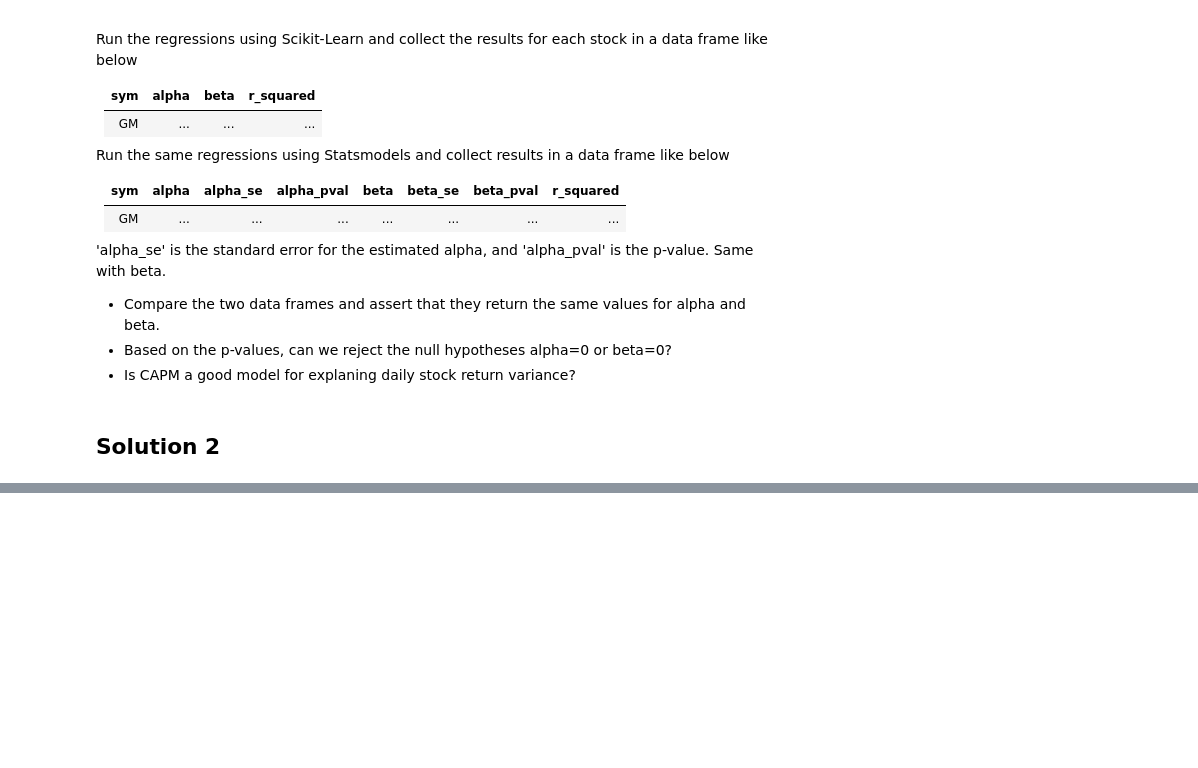
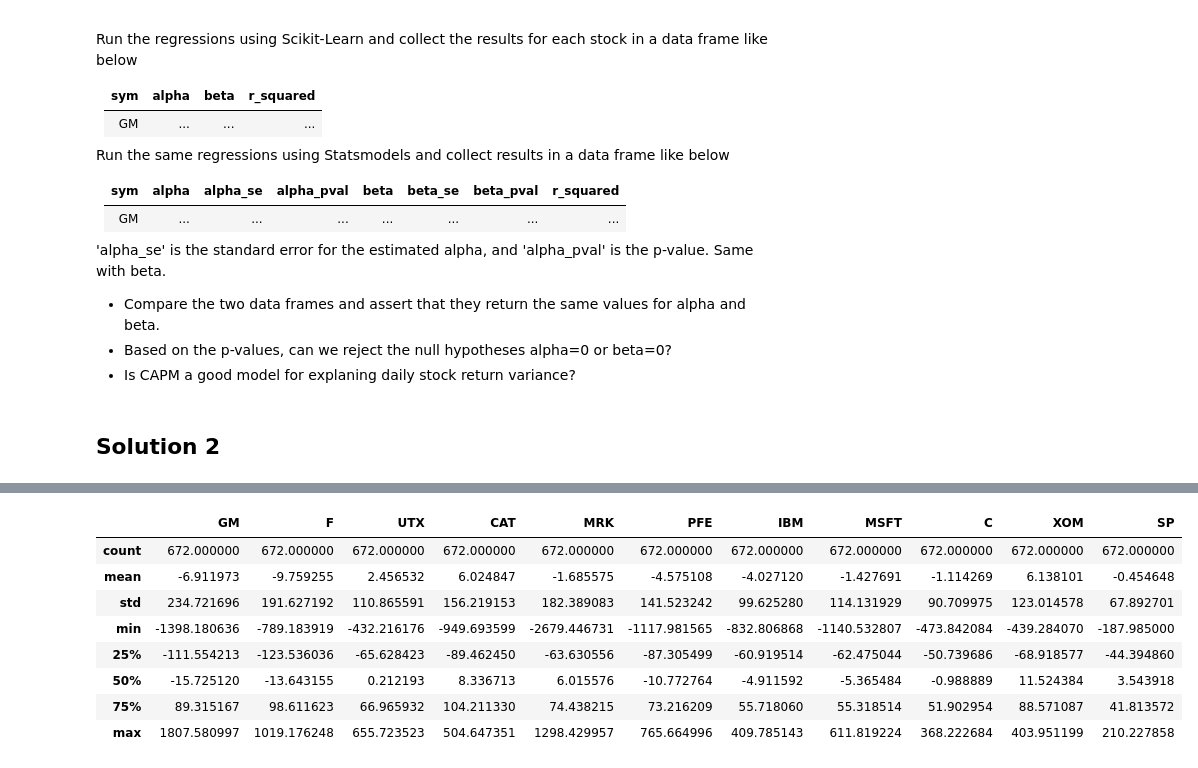
Before and after one commit to fionaliuyu/hello-world, a Jupyter notebook: HW01-LinearRegression.ipynb, the cells around one changed output, grey strips where cells are left out. Saved outputs shown, nothing was run; the diff lists cells and outputs as text; code cells hidden in the pictures; blank space fills up the shorter version.

```diff
--- a/HW01-LinearRegression.ipynb
+++ b/HW01-LinearRegression.ipynb
@@ -88,0 +160,5 @@ Run the same regressions using Statsmodels and collect results in a data frame l
+# %%
+datapath = '/Users/yuliu/Documents/7773 Machine Learning/Data/stock-treasury-2004_2006.csv'
+stock_data=pd.read_csv(datapath)
+display(stock_data.head())
+display(stock_data.tail())
@@ -88,0 +178,17 @@ Run the same regressions using Statsmodels and collect results in a data frame l
+# %%
+#For each stock and the SP index compute one-day returns as:𝑟𝑡=𝑃𝑡+1/𝑃𝑡 −1
+stock_price=np.array(['GM', 'F', 'UTX', 'CAT', 'MRK', 'PFE', 'IBM', 'MSFT', 'C', 'XOM', 'SP'])
+total_stock_return=[]
+total_stock_return_withName=[]
+for i in range(len(stock_price)):
+    stock=stock_data[stock_price[i]]
+    single_stock_return=[]
+    for j in range(len(stock)):
+        if j!=0:
+            single_stock_return.append(stock[j]/stock[j-1]-1)
+    total_stock_return.append(single_stock_return)
+    total_stock_return_withName.append({stock_price[i]:total_stock_return[i]})
+total_stock_return=np.array(total_stock_return)
+total_stock_return_withName=np.array(total_stock_return_withName)
+print(total_stock_return.shape)
+print(total_stock_return_withName.shape)
@@ -88,0 +198,5 @@ Run the same regressions using Statsmodels and collect results in a data frame l
+# %%
+#For the treasury notes, assume that the 3-month yield is realized over 90 days, so turn it into daily by dividing by 90.
+TreasuryNote_daily_yield=stock_data['TREAS_3M']/90/100
+TreasuryNote_daily_yield=np.array(TreasuryNote_daily_yield[:-1])
+print(TreasuryNote_daily_yield.shape)
@@ -88,0 +205,4 @@ Run the same regressions using Statsmodels and collect results in a data frame l
+# %%
+#Subtract the treasury daily return from each stock and index return to compute excess returns.
+excess_return=total_stock_return-TreasuryNote_daily_yield
+print(excess_return)
@@ -88,0 +223,21 @@ Run the same regressions using Statsmodels and collect results in a data frame l
+# %%
+#Collect all excess returns in a new data frame and summarize it using the .describe() method.
+#It is recommended to express all daily returns in basis points (10,000 bps = 100% = 1)
+excess_return=excess_return*10000
+dataset = pd.DataFrame({'GM':excess_return[0,:],'F':excess_return[1,:],
+                        'UTX':excess_return[2,:],'CAT':excess_return[3,:],
+                        'MRK':excess_return[4,:],'PFE':excess_return[5,:],
+                        'IBM':excess_return[6,:],'MSFT':excess_return[7,:],
+                        'C':excess_return[8,:],'XOM':excess_return[9,:],
+                        'SP':excess_return[10,:]})
+dataset.describe()
+# %% [output]
+|  | GM | F | UTX | CAT | MRK | PFE | IBM | MSFT | C | XOM | SP |
+| count | 672.000000 | 672.000000 | 672.000000 | 672.000000 | 672.000000 | 672.000000 | 672.000000 | 672.000000 | 672.000000 | 672.000000 | 672.000000 |
+| mean | -6.911973 | -9.759255 | 2.456532 | 6.024847 | -1.685575 | -4.575108 | -4.027120 | -1.427691 | -1.114269 | 6.138101 | -0.454648 |
+| std | 234.721696 | 191.627192 | 110.865591 | 156.219153 | 182.389083 | 141.523242 | 99.625280 | 114.131929 | 90.709975 | 123.014578 | 67.892701 |
+| min | -1398.180636 | -789.183919 | -432.216176 | -949.693599 | -2679.446731 | -1117.981565 | -832.806868 | -1140.532807 | -473.842084 | -439.284070 | -187.985000 |
+| 25% | -111.554213 | -123.536036 | -65.628423 | -89.462450 | -63.630556 | -87.305499 | -60.919514 | -62.475044 | -50.739686 | -68.918577 | -44.394860 |
+| 50% | -15.725120 | -13.643155 | 0.212193 | 8.336713 | 6.015576 | -10.772764 | -4.911592 | -5.365484 | -0.988889 | 11.524384 | 3.543918 |
+| 75% | 89.315167 | 98.611623 | 66.965932 | 104.211330 | 74.438215 | 73.216209 | 55.718060 | 55.318514 | 51.902954 | 88.571087 | 41.813572 |
+| max | 1807.580997 | 1019.176248 | 655.723523 | 504.647351 | 1298.429957 | 765.664996 | 409.785143 | 611.819224 | 368.222684 | 403.951199 | 210.227858 |
```
Also changed, not shown: parts of 17 cells of this notebook, 1 other file.
